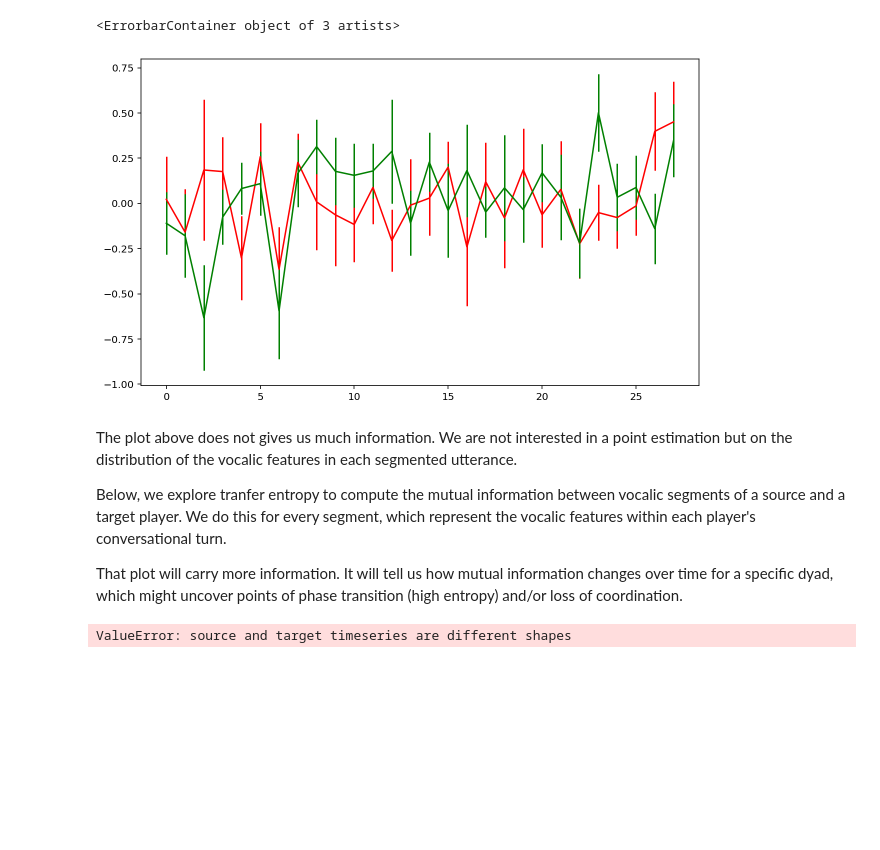
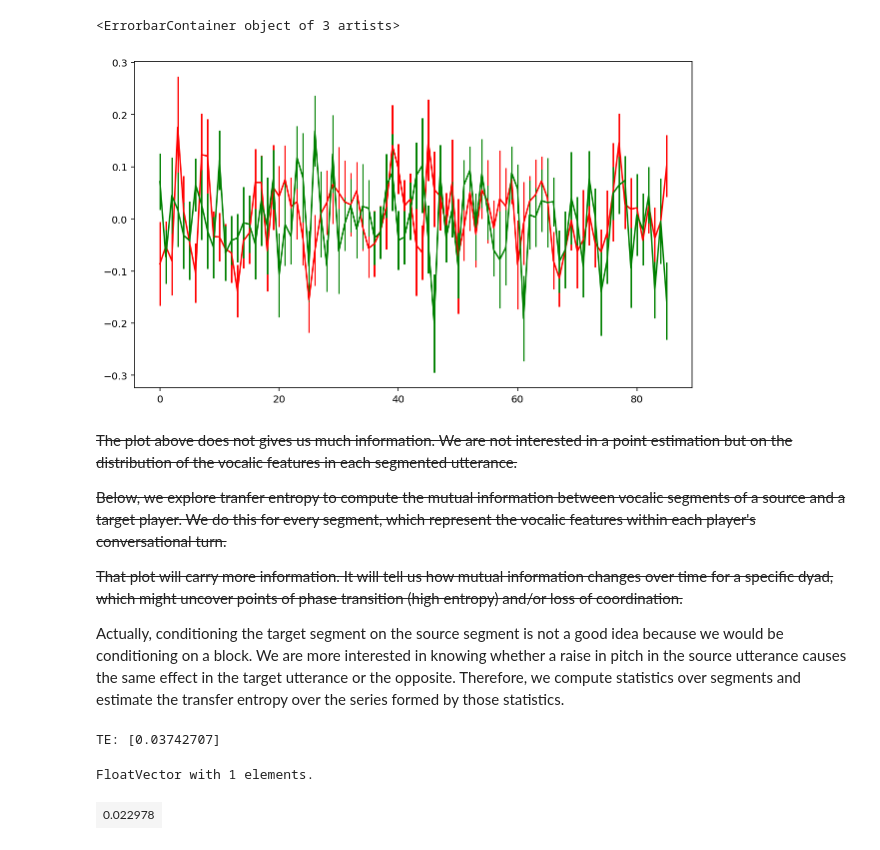
Before and after one commit to paulosoaresua/tomcat-coordination_analysis, a Jupyter notebook: notebooks/Transfer Entropy.ipynb, the cells around one changed output. Cells and saved outputs as stored; diff of their text form; code cells hidden in the pictures; blank space fills up the shorter version.

Commit message:
Two models of coordination

```diff
--- a/notebooks/Transfer Entropy.ipynb
+++ b/notebooks/Transfer Entropy.ipynb
@@ -18,9 +17,18 @@ from speech_segmentation import SpeechSegmentation
 # %%
 # Load segmentations from a specific trial
-trial_number = "8016ef64-a243-11ec-b00d-acde48001122"
+trial_number = "3ecf43e4-a4c8-11ec-bfc0-acde48001122"
 ss = SpeechSegmentation()
-ss.load(f"../data/study3/vocalic_series/{trial_number}")
+ss.load(f"../data/study3/vocalic_series/coupled/{trial_number}")
 # %%
+def normalize_zero_mean(segment_series):
+    values = []
+    for segment in segment_series:
+        values.extend(segment)
+    mean = np.mean(values)
+    std = np.std(values)
+
+    return [[(x - mean) / std for x in segment] for segment in segment_series]
+
 def point_series_from_segment_series(segment_series):
     """
     This function computes the mean and standard error in each segment for all the segments in
@@ -33,22 +41,24 @@ def point_series_from_segment_series(segment_series):
     return means, errs
 # %%
 # Visualizing series for a specific dyad and vocalic feature
-red_means, red_errs = point_series_from_segment_series(ss.red_to_green[0]["pitch"])
-green_means, green_errs = point_series_from_segment_series(ss.red_to_green[1]["pitch"])
+red_means, red_errs = point_series_from_segment_series(normalize_zero_mean(ss.red_to_green[0]["pitch"]))
+green_means, green_errs = point_series_from_segment_series(normalize_zero_mean(ss.red_to_green[1]["pitch"]))
 time_steps = np.arange(len(green_means))
 
 plt.figure(figsize=(10, 6))
 plt.errorbar(time_steps, red_means, yerr=red_errs, color="red")
 plt.errorbar(time_steps, green_means, yerr=green_errs, color="green")
 # %% [output]
 <ErrorbarContainer object of 3 artists>
-[figure, old version]
+[figure, new version]
 # %% [markdown]
-The plot above does not gives us much information. We are not interested in a point estimation but on the distribution of the vocalic features in each segmented utterance.
+~~The plot above does not gives us much information. We are not interested in a point estimation but on the distribution of the vocalic features in each segmented utterance.~~
 
-Below, we explore tranfer entropy to compute the mutual information between vocalic segments of a source and a target player. We do this for every segment, which represent the vocalic features within each player's conversational turn.
+~~Below, we explore tranfer entropy to compute the mutual information between vocalic segments of a source and a target player. We do this for every segment, which represent the vocalic features within each player's conversational turn.~~
 
-That plot will carry more information. It will tell us how mutual information changes over time for a specific dyad, which might uncover points of phase transition (high entropy) and/or loss of coordination.
+~~That plot will carry more information. It will tell us how mutual information changes over time for a specific dyad, which might uncover points of phase transition (high entropy) and/or loss of coordination.~~
+
+Actually, conditioning the target segment on the source segment is not a good idea because we would be conditioning on a block. We are more interested in knowing whether a raise in pitch in the source utterance causes the same effect in the target utterance or the opposite. Therefore, we compute statistics over segments and estimate the transfer entropy over the series formed by those statistics.
 # %%
 def te_series_from_segment_series(source_segment_series, target_segment_series):
     """
@@ -68,9 +78,8 @@ def te_series_from_segment_series(source_segment_series, target_segment_series):
 # %%
 # Visualizing series of TE for a specific dyad and vocalic feature
-te_means, te_errs = te_series_from_segment_series(ss.red_to_green[0]["pitch"], ss.red_to_green[1]["pitch"])
-time_steps = np.arange(len(te_means))
-
-plt.figure(figsize=(10, 6))
-plt.errorbar(time_steps, te_means, yerr=te_errs)
+te = te_series_from_segment_series(
+    normalize_zero_mean(ss.red_to_green[0]["pitch"]),
+    normalize_zero_mean(ss.red_to_green[1]["pitch"]))
+print(f"TE: {te}")
 # %% [output]
-ValueError: source and target timeseries are different shapes
+TE: [0.03742707]
@@ -76,0 +98,5 @@ ValueError: source and target timeseries are different shapes
+# %%
+r_dataframe
+# %% [output]
+FloatVector with 1 elements.
+| 0.022978 |
```
Also changed, not shown: parts of 6 cells of this notebook, 3 other files.
